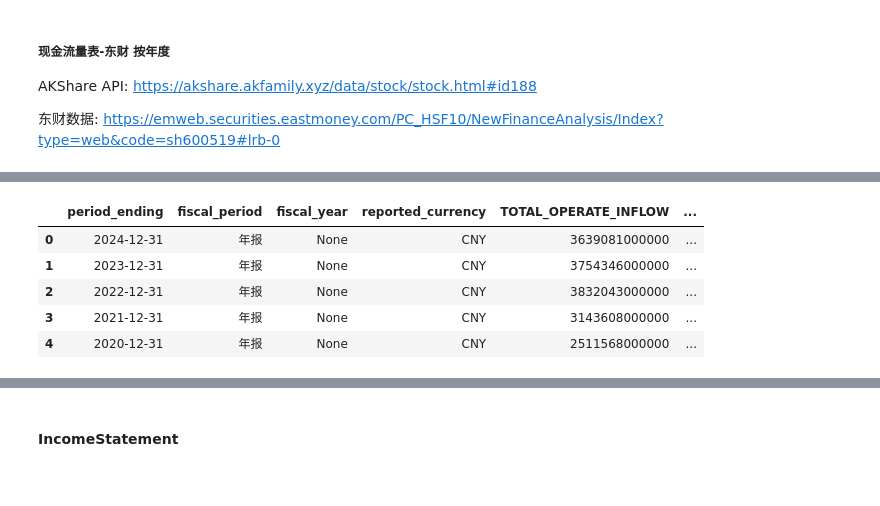
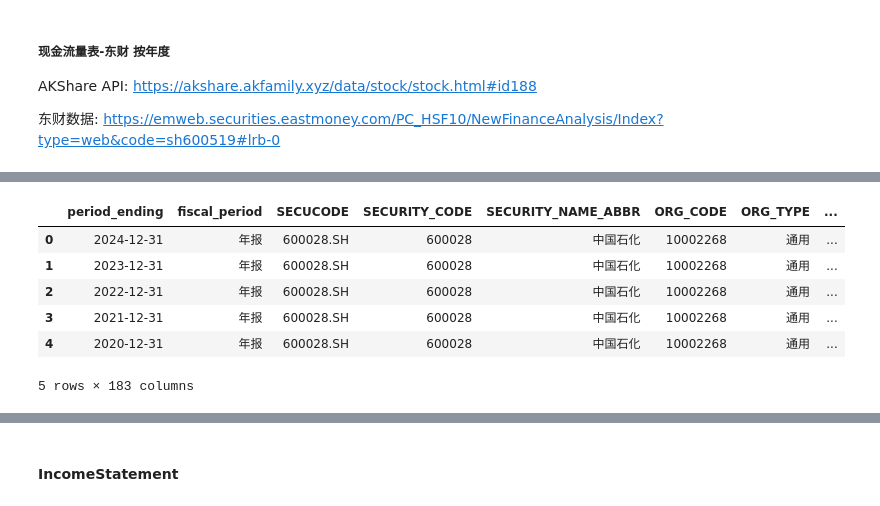
Before and after one commit to shugaoye/openbb_akshare, a Jupyter notebook: docs/akshare_test.ipynb, the cells around one changed output, grey strips where cells are left out. Drawn from its saved outputs; the diff is of its cells as text; code cells hidden in the pictures.

```diff
--- a/docs/akshare_test.ipynb
+++ b/docs/akshare_test.ipynb
@@ -112,8 +112,9 @@ AKShare API: https://akshare.akfamily.xyz/data/stock/stock.html#id188
 
 东财数据: https://emweb.securities.eastmoney.com/PC_HSF10/NewFinanceAnalysis/Index?type=web&code=sh600519#lrb-0
 # %%
+# Cash Flow Report by year
 from openbb import obb
-cash_obj = obb.equity.fundamental.cash(symbol="600028", provider="akshare")
-cash_flow = get_df(cash_obj)
-cash_flow.head()
+y_obj = obb.equity.fundamental.cash(symbol="600028", provider="akshare")
+y_df = y_obj.to_dataframe()
+y_df.head()
 # %% [output]
@@ -120,7 +122,8 @@ cash_flow.head()
-|  | period_ending | fiscal_period | fiscal_year | reported_currency | TOTAL_OPERATE_INFLOW | ... |
-| 0 | 2024-12-31 | 年报 | None | CNY | 3639081000000 | ... |
-| 1 | 2023-12-31 | 年报 | None | CNY | 3754346000000 | ... |
-| 2 | 2022-12-31 | 年报 | None | CNY | 3832043000000 | ... |
-| 3 | 2021-12-31 | 年报 | None | CNY | 3143608000000 | ... |
-| 4 | 2020-12-31 | 年报 | None | CNY | 2511568000000 | ... |
+|  | period_ending | fiscal_period | SECUCODE | SECURITY_CODE | SECURITY_NAME_ABBR | ORG_CODE | ORG_TYPE | ... |
+| 0 | 2024-12-31 | 年报 | 600028.SH | 600028 | 中国石化 | 10002268 | 通用 | ... |
+| 1 | 2023-12-31 | 年报 | 600028.SH | 600028 | 中国石化 | 10002268 | 通用 | ... |
+| 2 | 2022-12-31 | 年报 | 600028.SH | 600028 | 中国石化 | 10002268 | 通用 | ... |
+| 3 | 2021-12-31 | 年报 | 600028.SH | 600028 | 中国石化 | 10002268 | 通用 | ... |
+| 4 | 2020-12-31 | 年报 | 600028.SH | 600028 | 中国石化 | 10002268 | 通用 | ... |
+5 rows × 183 columns
 # %%
```
Also changed, not shown: parts of 3 cells of this notebook, 3 other files.
